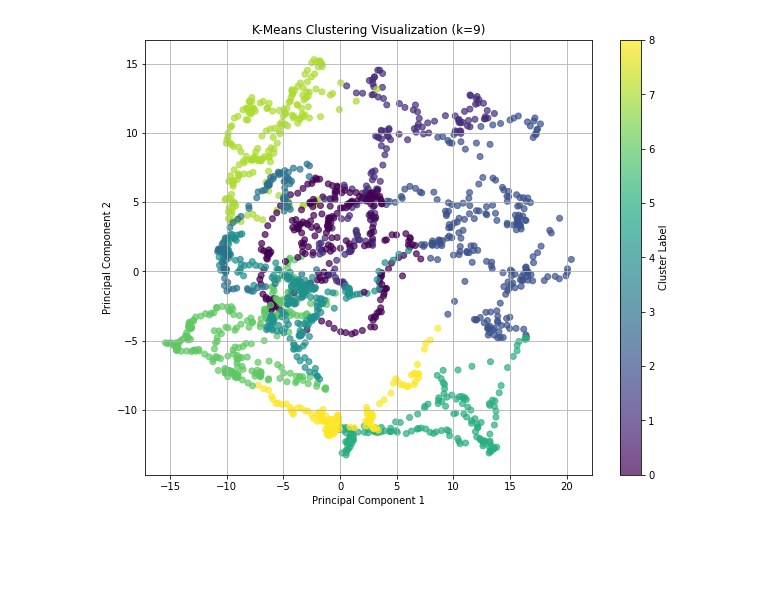
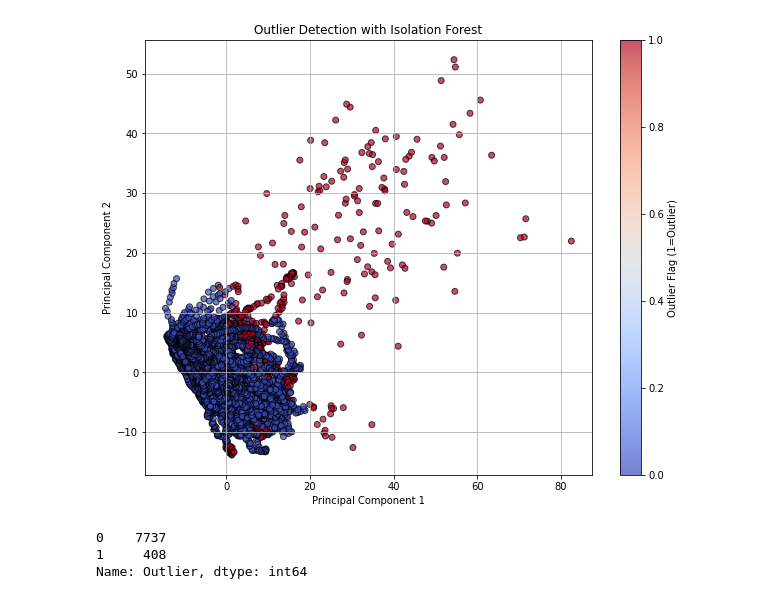
Before and after one commit to fznhanif/Smartfren-Skill-Test, a Jupyter notebook: notebook/02_PCA.ipynb, the cells around one changed output. Drawn from its saved outputs; the diff is of its cells as text; code cells hidden in the pictures; blank space fills up the shorter version.

```diff
--- a/notebook/02_PCA.ipynb
+++ b/notebook/02_PCA.ipynb
@@ -1,14 +1,17 @@
 # %%
 import pandas as pd
 from scipy.io import arff
-import os
-os.chdir('C:/Users/fauza/OneDrive/Documents/Job/Skill Test/Smartfren/')
-print(os.getcwd())
+import os,sys
 
-file_path = 'data/Supply Chain Management_test.arff'
-data, meta = arff.loadarff(file_path)
-df = pd.DataFrame(data)
+sys.path.append(os.path.abspath('../src'))
+from src.data.load_data import load_arff_data
 
+file_path = 'data\Supply Chain Management_train.arff'
+df = load_arff_data(file_path)
 target_features = [col for col in df.columns if col.startswith("MTLp") or col == "LBL"]
 non_target_features = [col for col in df.columns if not (col.startswith("MTLp") or col == "LBL")]
+print(f"total features = {len(non_target_features)}")
+print(f"total target features = {len(target_features)}")
+print(f"total rows = {len(df)}")
+df.head()
 # %% [output]
@@ -26,12 +38,13 @@ non_target_data = df[non_target_features]
 scaled_data = scaler.fit_transform(non_target_data)
 
 # Apply PCA
-pca = PCA(n_components=60,random_state=19)
+pca = PCA(n_components=None,random_state=19)
 pca_result = pca.fit_transform(scaled_data)
 
 # Variance explained by each principal component
 explained_variance = pca.explained_variance_ratio_ * 100
 cumulative_variance = np.cumsum(explained_variance)
+print(f"Optimal PCs at: PC{np.where(cumulative_variance > 95)[0][0]}")
 
 # Visualize explained variance
 plt.figure(figsize=(10, 6))
@@ -81,17 +71,38 @@ plt.show()
 # %%
-# Use the best number of clusters based on the silhouette score
-optimal_k = num_clusters[silhouette_scores.index(max(silhouette_scores))]
-kmeans = KMeans(n_clusters=optimal_k, random_state=42, n_init=10)
-cluster_labels = kmeans.fit_predict(pca_result[:, :50])
+from sklearn.ensemble import IsolationForest
 
-# Visualize clusters on the first two principal components
+# Apply Isolation Forest for outlier detection on PCA-transformed data
+# Using top 10 PCs for efficiency
+isolation_forest = IsolationForest(random_state=42, contamination=0.05, n_estimators=100)
+outliers = isolation_forest.fit_predict(pca_result[:, :10])
+
+# Add outlier flag to the dataframe
+df['Outlier'] = (outliers == -1).astype(int)
+
+# Count the number of detected outliers
+outlier_count = df['Outlier'].value_counts()
+
+# Visualize outliers on the first two principal components
 plt.figure(figsize=(10, 8))
-scatter = plt.scatter(pca_result[:, 0], pca_result[:, 1], c=cluster_labels, cmap='viridis', alpha=0.7)
-plt.colorbar(scatter, label="Cluster Label")
+scatter = plt.scatter(
+    pca_result[:, 0],
+    pca_result[:, 1],
+    c=df['Outlier'],
+    cmap='coolwarm',
+    alpha=0.7,
+    edgecolor='k'
+)
+plt.colorbar(scatter, label="Outlier Flag (1=Outlier)")
 plt.xlabel("Principal Component 1")
 plt.ylabel("Principal Component 2")
-plt.title(f"K-Means Clustering Visualization (k={optimal_k})")
+plt.title("Outlier Detection with Isolation Forest")
 plt.grid(True)
 plt.show()
+
+# Display outlier count
+outlier_count
 # %% [output]
-[figure, old version]
+[figure, new version]
+0    7737
+1     408
+Name: Outlier, dtype: int64
```
Also changed, not shown: parts of 12 cells of this notebook, 14 other files.
